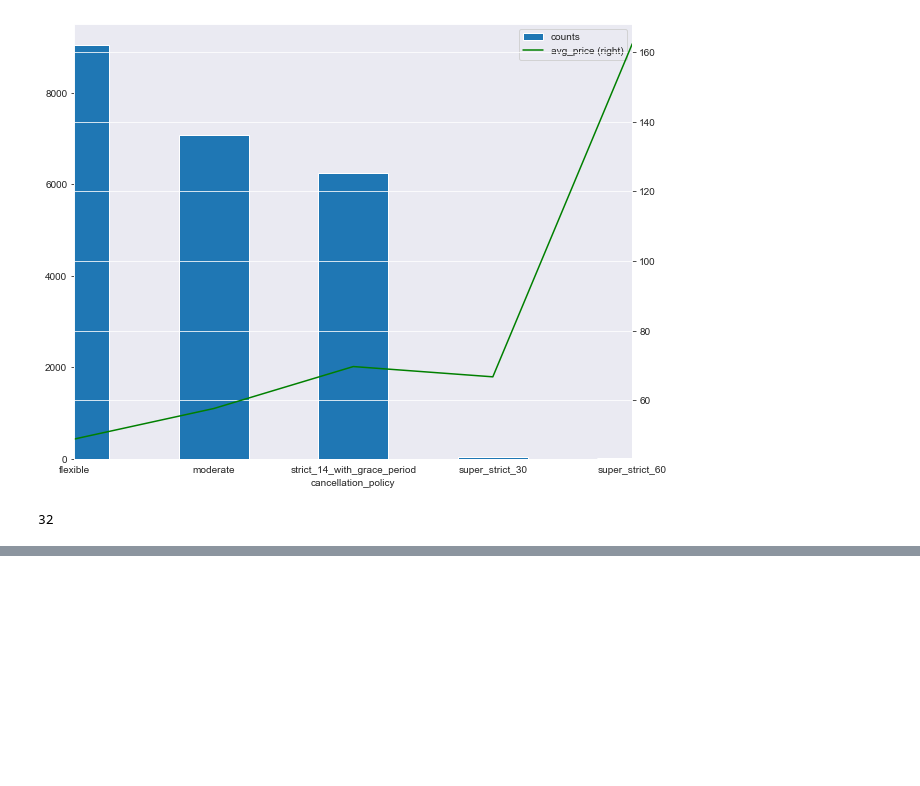
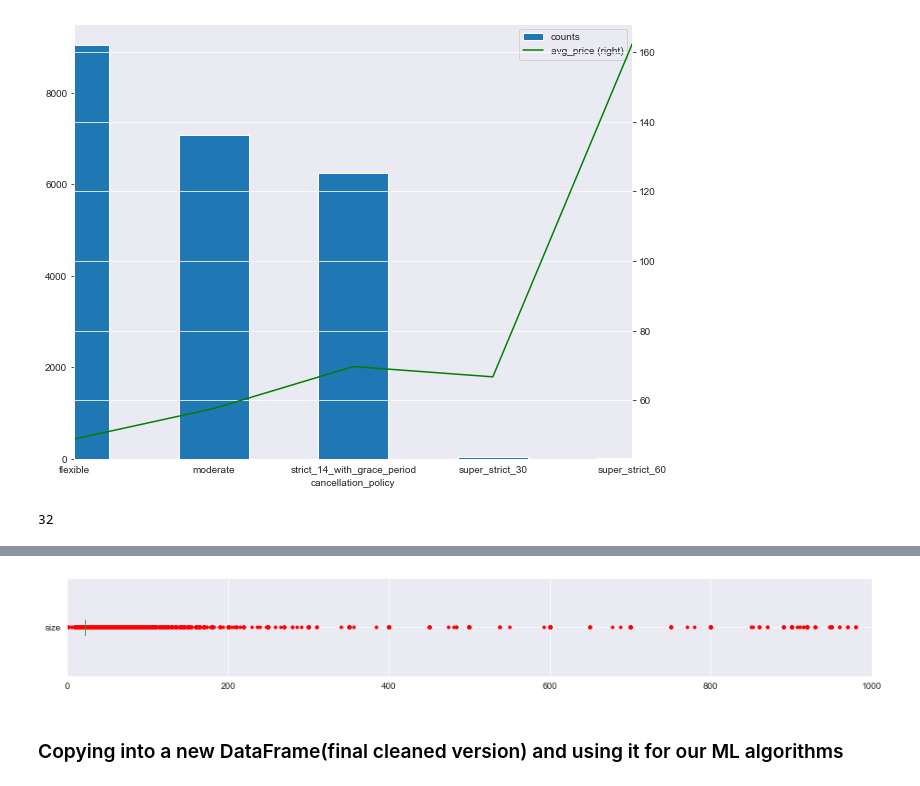
Before and after one commit to Ravi19911992/Springboard, a Jupyter notebook: Capstone_1_project/Capstone_1_project.ipynb, the cells around one changed output, grey strips where cells are left out. Saved outputs shown, nothing was run; the diff lists cells and outputs as text; code cells hidden in the pictures; blank space fills up the shorter version.

```diff
--- a/Capstone_1_project/Capstone_1_project.ipynb
+++ b/Capstone_1_project/Capstone_1_project.ipynb
@@ -835,0 +885,10 @@ df_revised_columns['bathrooms'].isna().sum()
+# %%
+data =  df_revised_columns[['size','property_type']]
+
+for col in data.columns:
+    if data[col].dtype == object:
+        imputer = SimpleImputer(strategy="most_frequent")
+    else:
+        imputer = SimpleImputer(strategy="median")
+    data[col] = imputer.fit_transform(data[col].values.reshape(-1, 1))
+    df_revised_columns.update(data[col])
@@ -835,0 +933,7 @@ df_revised_columns['bathrooms'].isna().sum()
+# %%
+red_square = dict(markerfacecolor='r', markeredgecolor='r', marker='.')
+df_revised_columns['size'].plot(kind='box', xlim=(0, 1000), vert=False, flierprops=red_square, figsize=(16,2));
+# %% [output]
+[figure, added]
+# %% [markdown]
+### Copying into a new DataFrame(final cleaned version) and using it for our ML algorithms
```
Also changed, not shown: parts of 65 cells of this notebook.
